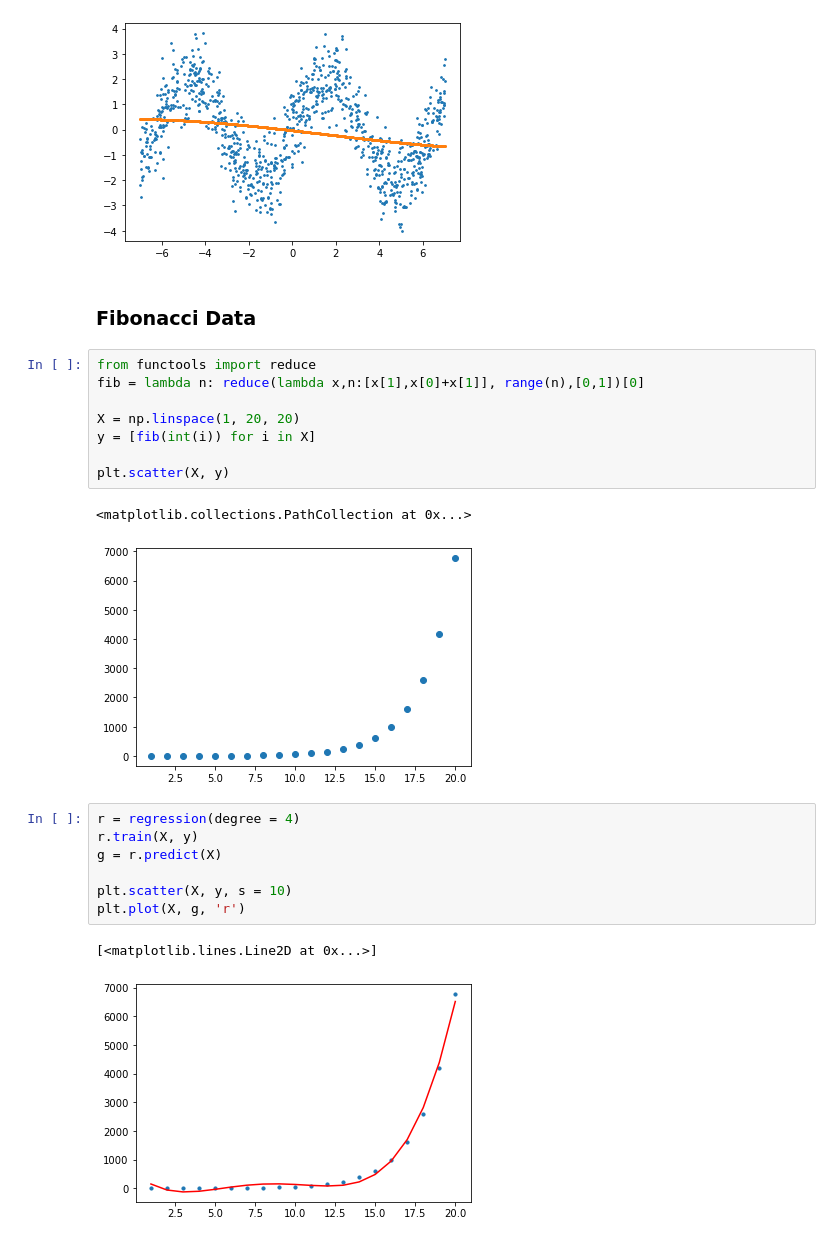
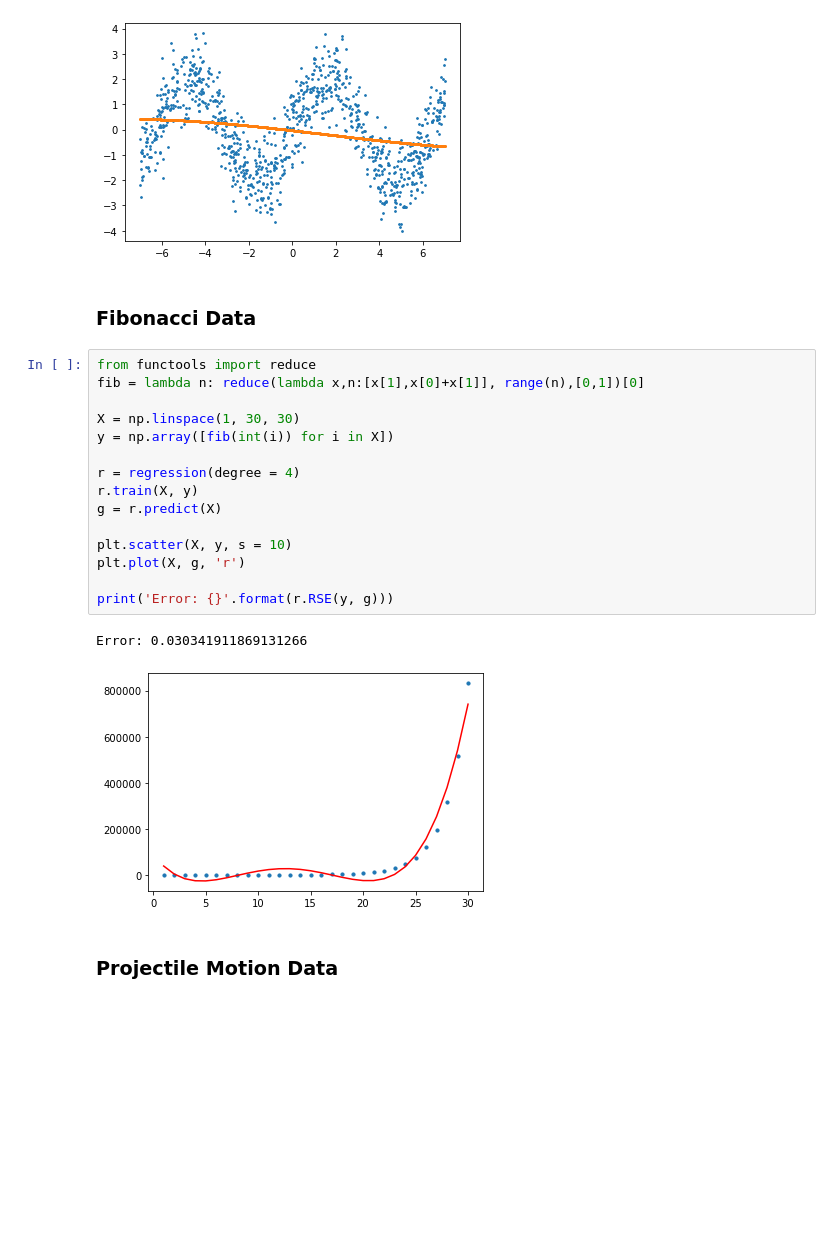
Before and after one commit to kadirberatyildirim/Data-Science, a Jupyter notebook: Regression/Regression - Case Studies.ipynb, the cells around one changed output. Saved outputs shown, nothing was run; the diff lists cells and outputs as text; blank space fills up the shorter version.

```diff
--- a/Regression/Regression - Case Studies.ipynb
+++ b/Regression/Regression - Case Studies.ipynb
@@ -99,26 +99,25 @@ plt.scatter(X, g, s = 3)
 # %% [output]
 <matplotlib.collections.PathCollection at 0x...>
 [figure]
-# %% [markdown]
-### Fibonacci Data
-# %%
-from functools import reduce
-fib = lambda n: reduce(lambda x,n:[x[1],x[0]+x[1]], range(n),[0,1])[0]
-
-X = np.linspace(1, 20, 20)
-y = [fib(int(i)) for i in X]
-
-plt.scatter(X, y)
-# %% [output]
-<matplotlib.collections.PathCollection at 0x...>
-[figure, removed]
-# %%
-r = regression(degree = 4)
-r.train(X, y)
-g = r.predict(X)
-
-plt.scatter(X, y, s = 10)
-plt.plot(X, g, 'r')
-# %% [output]
-[<matplotlib.lines.Line2D at 0x...>]
-[figure, removed]
+# %% [markdown]
+### Fibonacci Data
+# %%
+from functools import reduce
+fib = lambda n: reduce(lambda x,n:[x[1],x[0]+x[1]], range(n),[0,1])[0]
+
+X = np.linspace(1, 30, 30)
+y = np.array([fib(int(i)) for i in X])
+
+r = regression(degree = 4)
+r.train(X, y)
+g = r.predict(X)
+
+plt.scatter(X, y, s = 10)
+plt.plot(X, g, 'r')
+
+print('Error: {}'.format(r.RSE(y, g)))
+# %% [output]
+Error: 0.030341911869131266
+[figure, added]
+# %% [markdown]
+### Projectile Motion Data
```
Also changed, not shown: 1 other file.
